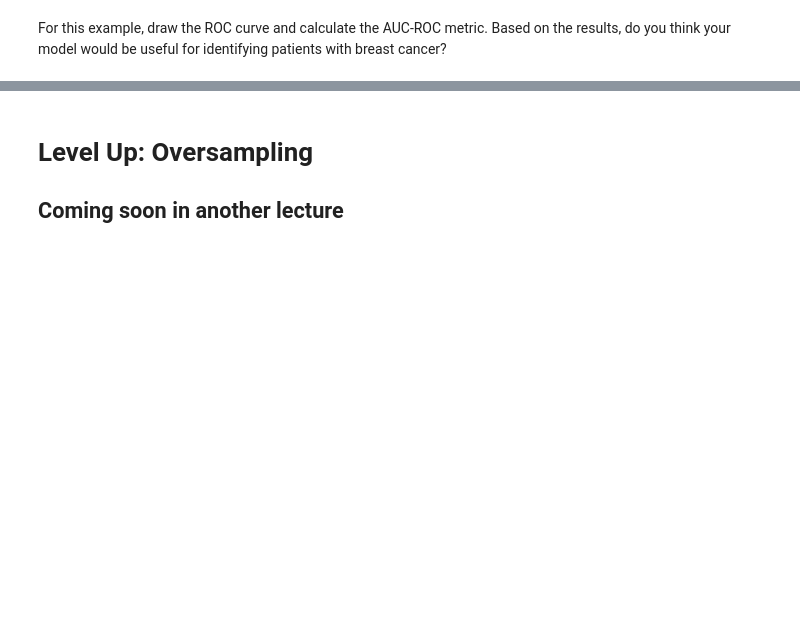
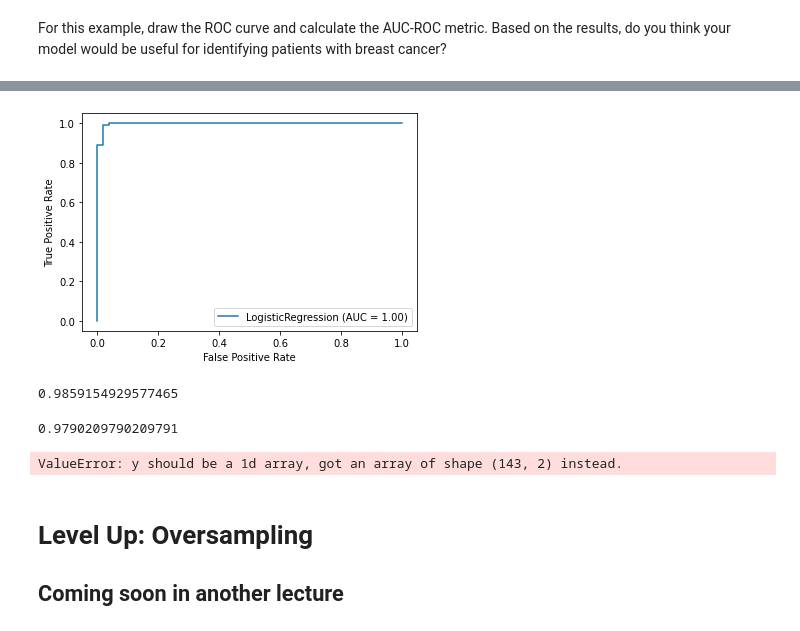
Before and after one commit to rbdaly16/NATL-DS-Live-062623, a Jupyter notebook: Phase3/Lectures/13_Evaulation_Predicted_Prob.ipynb, the cells around one changed output, grey strips where cells are left out. Drawn from its saved outputs; the diff is of its cells as text; code cells hidden in the pictures; blank space fills up the shorter version.

```diff
--- a/Phase3/Lectures/13_Evaulation_Predicted_Prob.ipynb
+++ b/Phase3/Lectures/13_Evaulation_Predicted_Prob.ipynb
@@ -262,3 +340,19 @@ For this example, draw the ROC curve and calculate the AUC-ROC metric. Based on
+# %%
+plot_roc_curve(estimator=bc_model, X=X_test_sc, y=y_test);
+# %% [output]
+[figure, added]
+# %%
+bc_model.score(X_train_sc, y_train)
+# %% [output]
+0.9859154929577465
+# %%
+bc_model.score(X_test_sc, y_test)
+# %% [output]
+0.9790209790209791
+# %%
+roc_auc_score(y_test, bc_model.predict_proba(X_test_sc))
+# %% [output]
+ValueError: y should be a 1d array, got an array of shape (143, 2) instead.
 # %% [markdown]
 # Level Up: Oversampling
 ## Coming soon in another lecture
```
Also changed, not shown: parts of 25 cells of this notebook.
